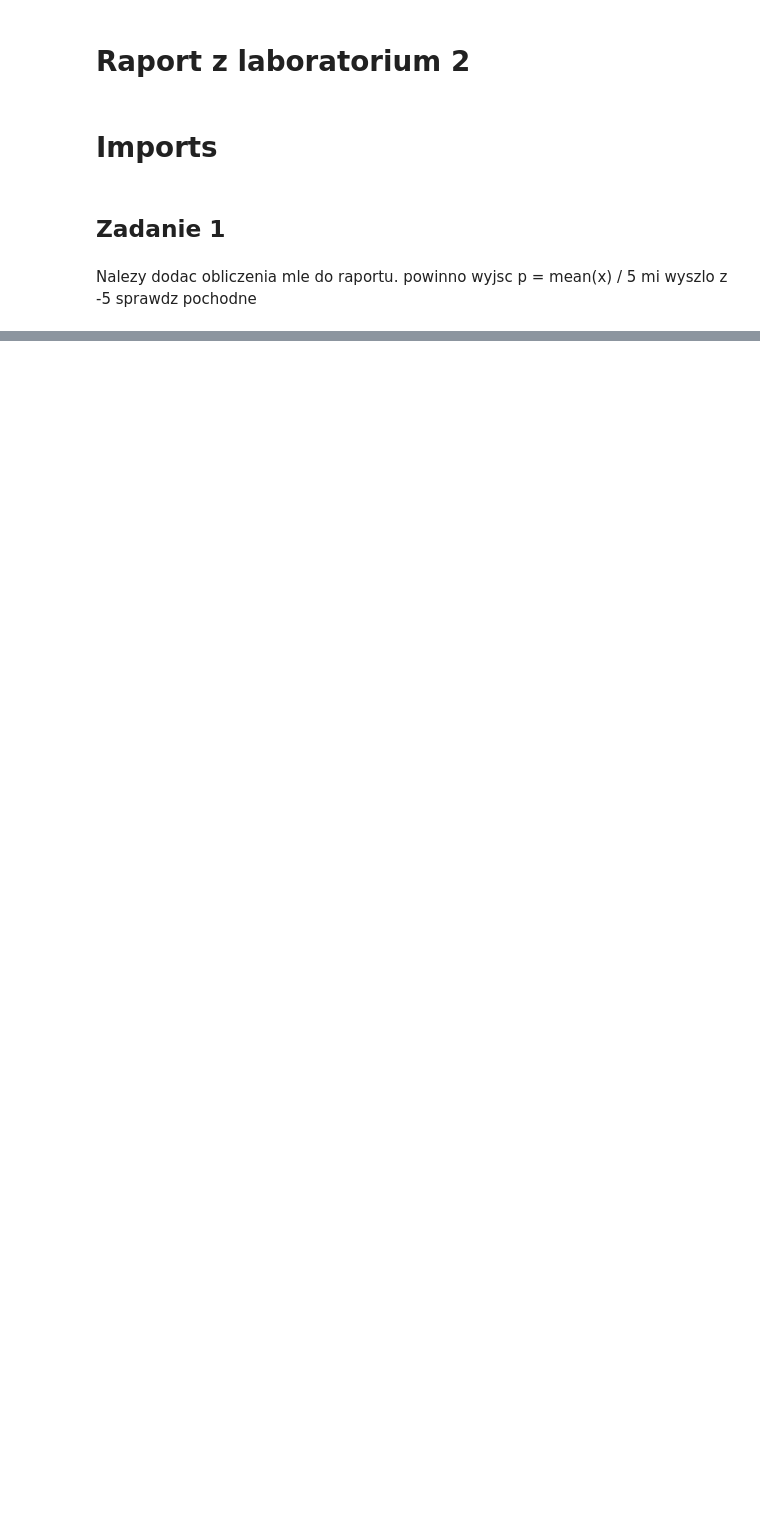
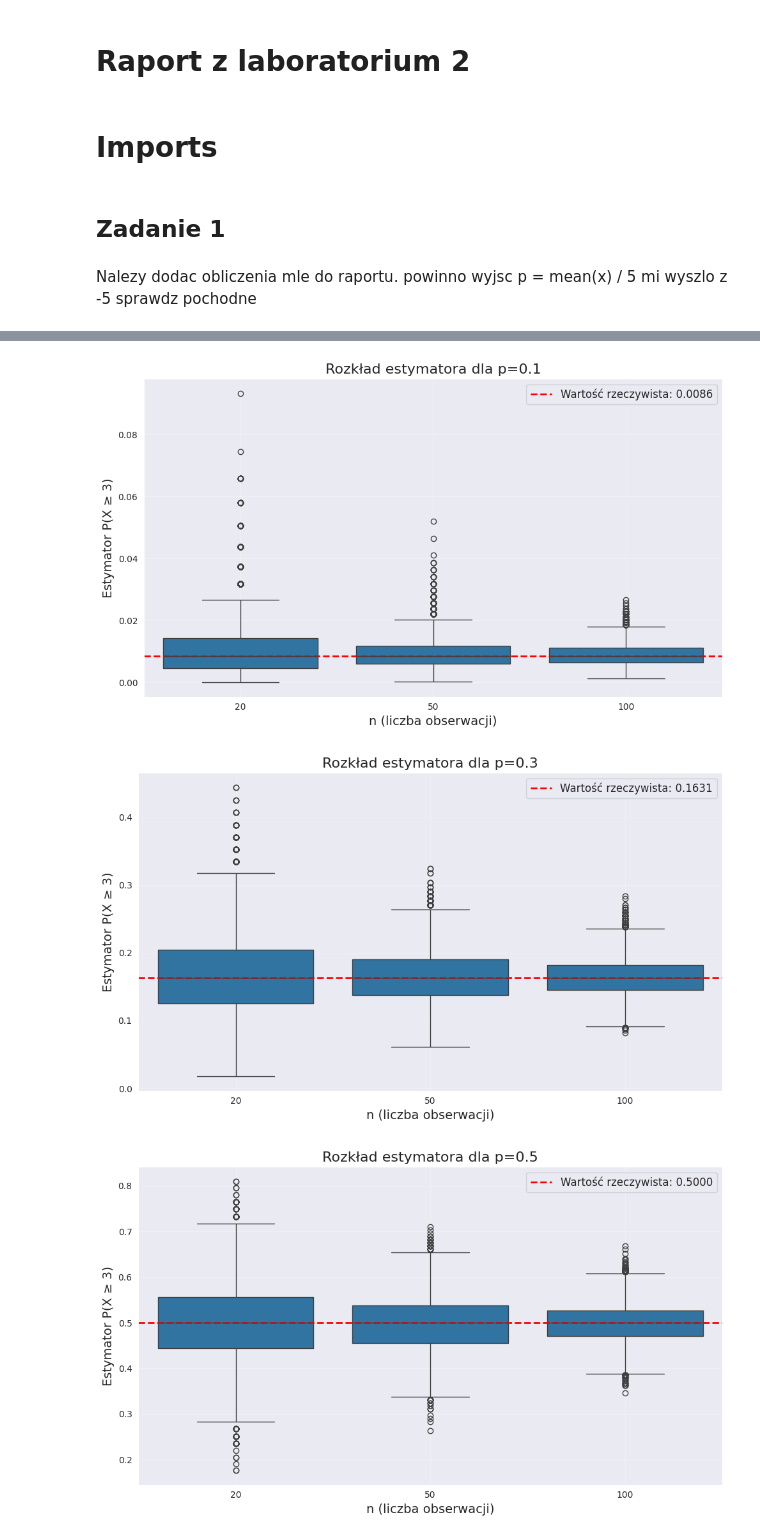
Before and after one commit to rektyyy/Artificial-Intelligence, a Jupyter notebook: Statystyka/exercises/Pracownia_2.ipynb, the cells around one changed output, grey strips where cells are left out. Saved outputs shown, nothing was run; the diff lists cells and outputs as text; code cells hidden in the pictures; blank space fills up the shorter version.

```diff
--- a/Statystyka/exercises/Pracownia_2.ipynb
+++ b/Statystyka/exercises/Pracownia_2.ipynb
@@ -77,0 +104,34 @@ plt.show()
+# %%
+# Przygotowanie danych do boxplotów
+boxplot_data = []
+for (n, p), data in results.items():
+    for value in data:
+        boxplot_data.append({'n': n, 'p': round(p, 2), 'ppb_estimate': value})
+
+boxplot_df = pd.DataFrame(boxplot_data)
+
+# Tworzenie osobnych wykresów dla każdej wartości p
+for p_val in ps:
+    p_rounded = round(p_val, 2)
+    subset = boxplot_df[boxplot_df['p'] == p_rounded]
+
+    fig, ax = plt.subplots(figsize=(10, 6))
+
+    sns.boxplot(data=subset, x='n', y='ppb_estimate', ax=ax)
+    ax.set_title(f'Rozkład estymatora dla p={p_rounded}', fontsize=16)
+    ax.set_xlabel('n (liczba obserwacji)', fontsize=14)
+    ax.set_ylabel('Estymator P(X ≥ 3)', fontsize=14)
+
+    # Dodaj teoretyczną wartość
+    real_val = binom.pmf(3, 5, p_val) + binom.pmf(4, 5, p_val) + binom.pmf(5, 5, p_val)
+    ax.axhline(real_val, color='red', linestyle='--', linewidth=2,
+               label=f'Wartość rzeczywista: {real_val:.4f}')
+    ax.legend(fontsize=12)
+    ax.grid(True, alpha=0.3)
+
+    plt.tight_layout()
+    plt.show()
+# %% [output]
+[figure, added]
+[figure, added]
+[figure, added]
```
Also changed, not shown: parts of 6 cells of this notebook, 7 other files.
